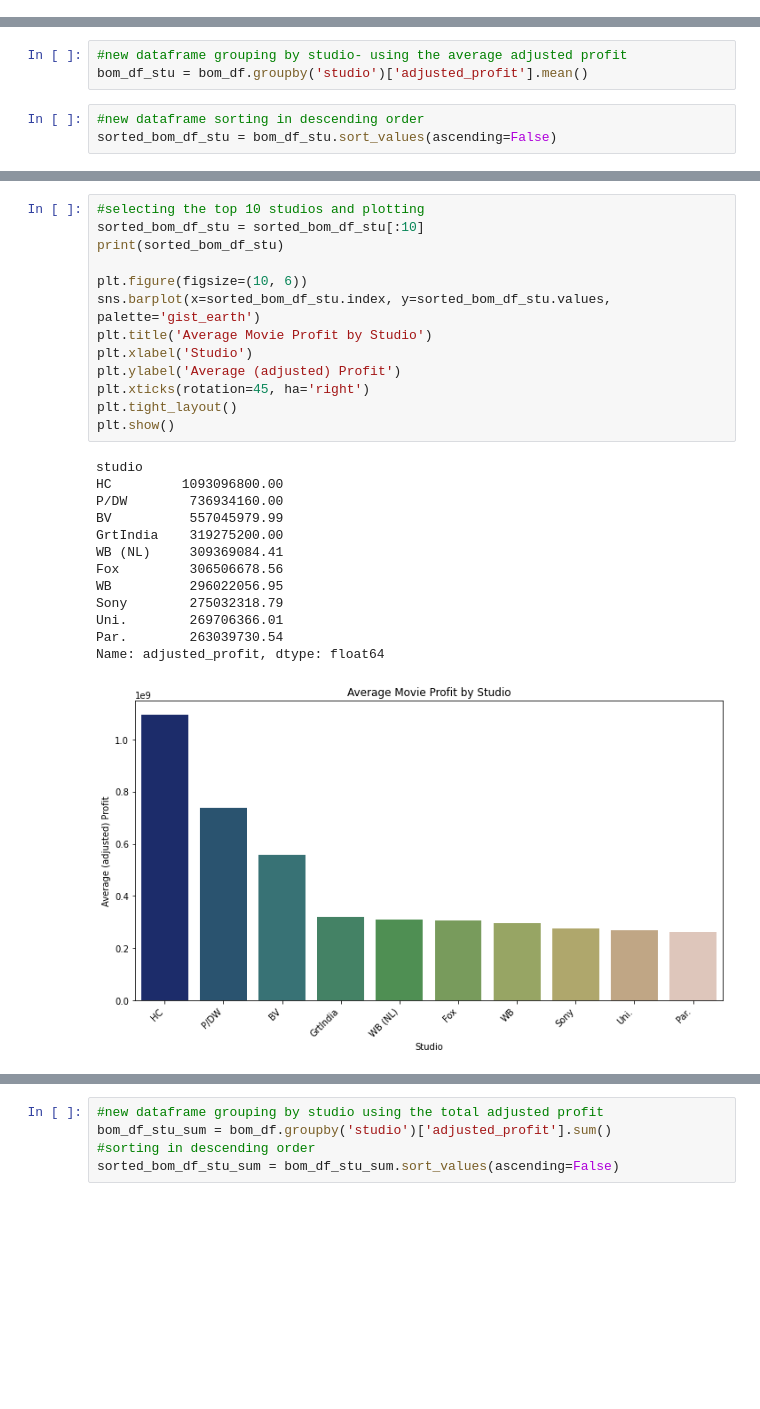
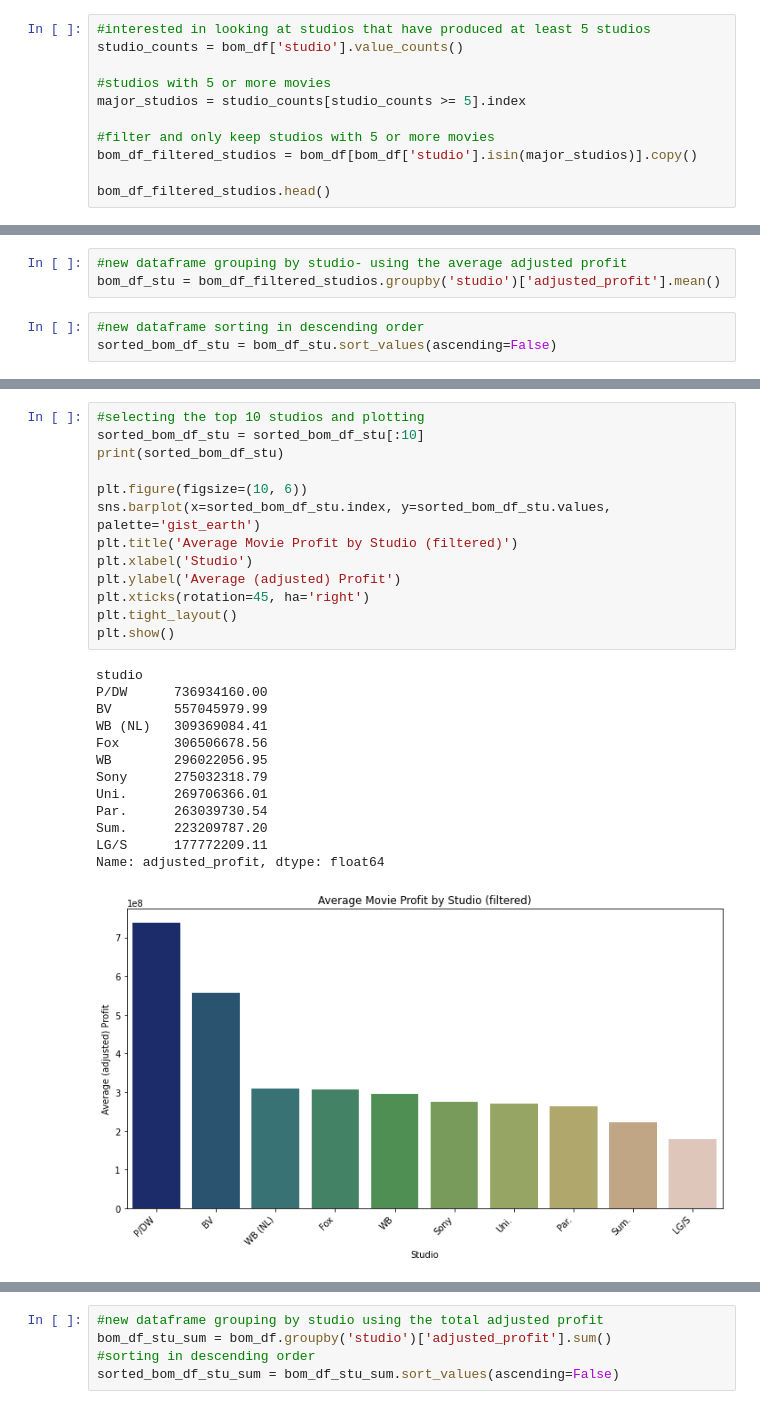
Before and after one commit to morgannash1/movie_analysis_project, a Jupyter notebook: notebook.ipynb, the cells around one changed output, grey strips where cells are left out. Drawn from its saved outputs; the diff is of its cells as text; blank space fills up the shorter version.

```diff
--- a/notebook.ipynb
+++ b/notebook.ipynb
@@ -1094,0 +1117,11 @@ memory usage: 211.4+ KB
+# %%
+#interested in looking at studios that have produced at least 5 studios
+studio_counts = bom_df['studio'].value_counts()
+
+#studios with 5 or more movies
+major_studios = studio_counts[studio_counts >= 5].index
+
+#filter and only keep studios with 5 or more movies
+bom_df_filtered_studios = bom_df[bom_df['studio'].isin(major_studios)].copy()
+
+bom_df_filtered_studios.head()
@@ -1095,6 +1135,6 @@ memory usage: 211.4+ KB
 # %%
 #new dataframe grouping by studio- using the average adjusted profit
-bom_df_stu = bom_df.groupby('studio')['adjusted_profit'].mean()
+bom_df_stu = bom_df_filtered_studios.groupby('studio')['adjusted_profit'].mean()
 # %%
 #new dataframe sorting in descending order
 sorted_bom_df_stu = bom_df_stu.sort_values(ascending=False)
@@ -1117,27 +1158,27 @@ Name: adjusted_profit, Length: 257, dtype: float64
 # %%
 #selecting the top 10 studios and plotting
 sorted_bom_df_stu = sorted_bom_df_stu[:10]
 print(sorted_bom_df_stu)
 
 plt.figure(figsize=(10, 6))
 sns.barplot(x=sorted_bom_df_stu.index, y=sorted_bom_df_stu.values, palette='gist_earth')
-plt.title('Average Movie Profit by Studio')
+plt.title('Average Movie Profit by Studio (filtered)')
 plt.xlabel('Studio')
 plt.ylabel('Average (adjusted) Profit')
 plt.xticks(rotation=45, ha='right')
 plt.tight_layout()
 plt.show()
 # %% [output]
 studio
-HC         1093096800.00
-P/DW        736934160.00
-BV          557045979.99
-GrtIndia    319275200.00
-WB (NL)     309369084.41
-Fox         306506678.56
-WB          296022056.95
-Sony        275032318.79
-Uni.        269706366.01
-Par.        263039730.54
+P/DW      736934160.00
+BV        557045979.99
+WB (NL)   309369084.41
+Fox       306506678.56
+WB        296022056.95
+Sony      275032318.79
+Uni.      269706366.01
+Par.      263039730.54
+Sum.      223209787.20
+LG/S      177772209.11
 Name: adjusted_profit, dtype: float64
-[figure, old version]
+[figure, new version]
```
Also changed, not shown: parts of 11 cells of this notebook.
